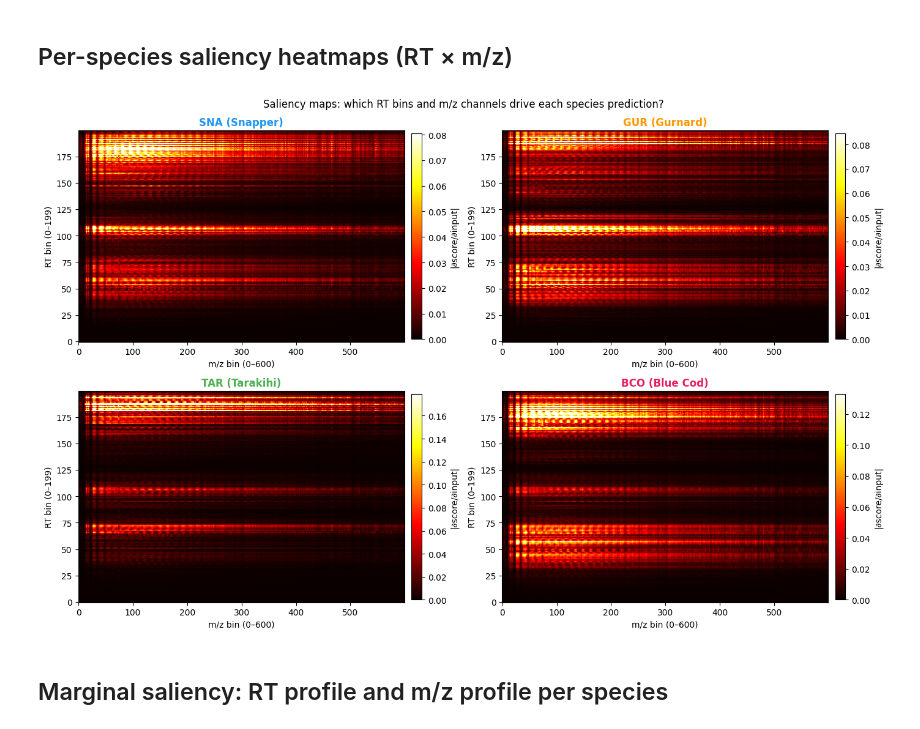
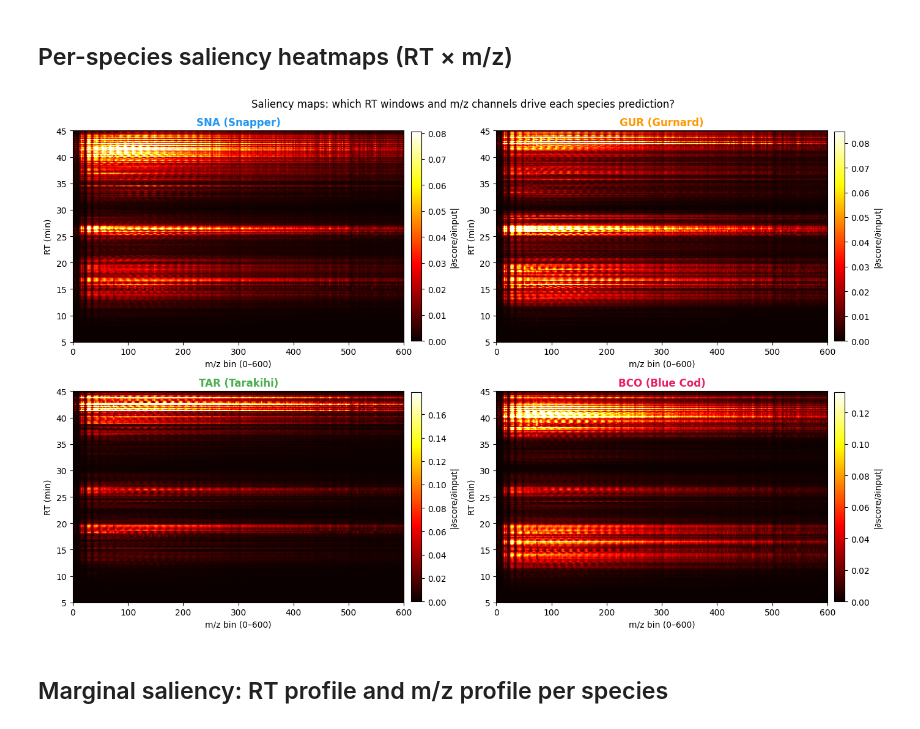
Before and after one commit to woodRock/chroma-dcnn, a Jupyter notebook: notebooks/04_saliency.ipynb, the cells around one changed output. Saved outputs shown, nothing was run; the diff lists cells and outputs as text; code cells hidden in the pictures.

```diff
--- a/notebooks/04_saliency.ipynb
+++ b/notebooks/04_saliency.ipynb
@@ -94,24 +94,25 @@ Saliency maps computed for each species.
 # %%
 fig, axes = plt.subplots(2, 2, figsize=(14, 9))
 axes = axes.flatten()
 
 for c, ax in enumerate(axes):
-    sal = saliency_mean[c][:, :600]    # crop m/z > 600 (low signal)
-    # Percentile normalise for display
+    sal  = saliency_mean[c][:, :600]
     vmax = np.percentile(sal, 99)
+    # extent=[x_left, x_right, y_bottom, y_top] maps bins → real axis values
     im = ax.imshow(sal, aspect='auto', origin='lower',
-                   cmap='hot', vmin=0, vmax=vmax)
+                   cmap='hot', vmin=0, vmax=vmax,
+                   extent=[0, 600, 5, 45])
     ax.set_title(SPECIES[c], color=COLOURS[c], fontweight='bold')
     ax.set_xlabel('m/z bin (0–600)')
-    ax.set_ylabel('RT bin (0–199)')
+    ax.set_ylabel('RT (min)')
     plt.colorbar(im, ax=ax, fraction=0.03, pad=0.02, label='|∂score/∂input|')
 
-plt.suptitle('Saliency maps: which RT bins and m/z channels drive each species prediction?',
+plt.suptitle('Saliency maps: which RT windows and m/z channels drive each species prediction?',
              fontsize=12)
 plt.tight_layout()
 plt.show()
 # %% [output]
-[figure, old version]
+[figure, new version]
 # %% [markdown]
 ## Marginal saliency: RT profile and m/z profile per species
 # %%
```
Also changed, not shown: parts of 2 cells of this notebook, 3 other files.
